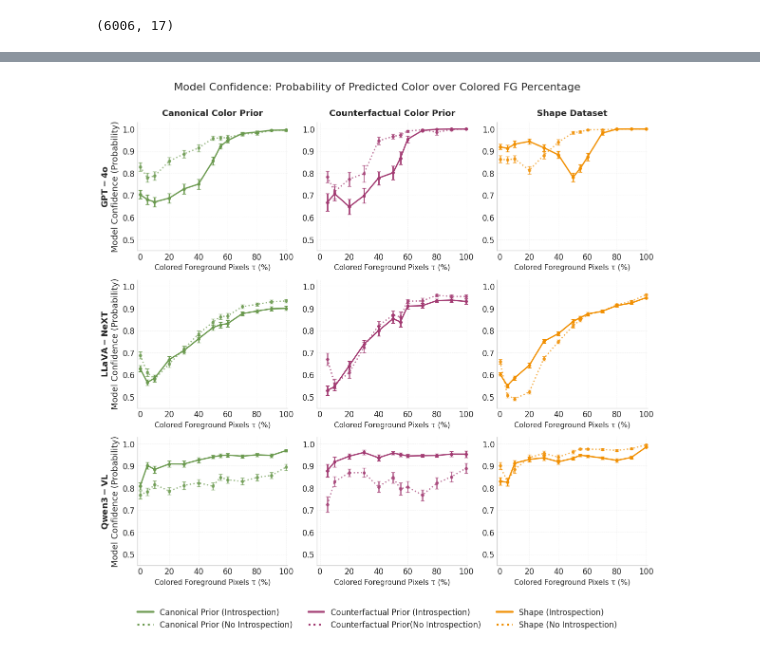
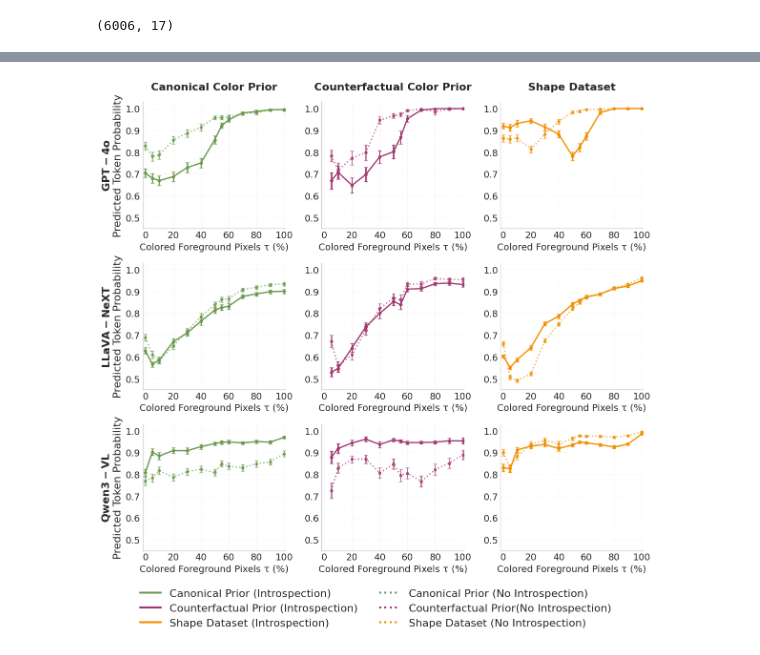
Before and after one commit to jonnemi/color-concept-entanglement, a Jupyter notebook: model_evaluation/VLM_analysis.ipynb, the cells around one changed output, grey strips where cells are left out. Cells and saved outputs as stored; diff of their text form; code cells hidden in the pictures.

```diff
--- a/model_evaluation/VLM_analysis.ipynb
+++ b/model_evaluation/VLM_analysis.ipynb
@@ -1059,7 +1090,6 @@ for row,(model_name, df_model) in enumerate(models.items()):
         if row == 0:
             ax.set_title(
                 stimulus_labels[stim_type],
-                fontsize=13,
                 fontweight='bold',
                 pad=10
             )
@@ -1068,16 +1098,14 @@ for row,(model_name, df_model) in enumerate(models.items()):
         if col == 0:
             ax.set_ylabel(
                 rf"$\bf{{ {model_name} }}$"
-                "\nModel Confidence (Probability)",
-                fontsize=13
-            )
+                "\nModel Confidence (Probability)")
 
-        ax.set_xlabel('Colored Foreground Pixels τ (%)', fontsize=11)
+        ax.set_xlabel('Colored Foreground Pixels τ (%)')
 
         ax.grid(alpha=0.3, linestyle='--', linewidth=0.5)
 
         ax.set_xlim(0,101)
-        ax.set_ylim(0,1)
+        ax.set_ylim(0,1.03)
 
         ax.set_xticks(np.arange(20,101,20))
         ax.set_yticks(np.linspace(0,1,6))
@@ -1150,18 +1178,17 @@ fig.legend(
     loc='lower center',
     bbox_to_anchor=(0.5,-0.08),
     ncol=2,
-    frameon=False,
-    fontsize=13
+    frameon=False
 )
 
 # =========================
 # TITLE
 # =========================
 
-plt.suptitle(
+"""plt.suptitle(
     "Model Confidence: Probability of Predicted Color vs Correct Color over Colored FG Percentage",
     fontsize=16,
-)
+)"""
 
 plt.tight_layout(rect=[0,0,1,0.98])
 # %% [output]
@@ -1230,6 +1257,9 @@ for row,(model_name, df_model) in enumerate(models.items()):
                 .sort_values('percent_colored')
             )
 
+            print(f"{model_name} - {stim_type} - {position}")
+            print(grouped)
+
             linestyle = '-' if position == 'first' else ':'
             alpha = 1.0 if position == 'first' else 0.7
 
@@ -1250,28 +1280,19 @@ for row,(model_name, df_model) in enumerate(models.items()):
         if row == 0:
             ax.set_title(
                 stimulus_labels[stim_type],
-                fontsize=13,
                 fontweight='bold',
-                pad=10
+                pad=18
             )
 
         # model labels
         if col == 0:
             ax.set_ylabel(
                 rf"$\bf{{ {model_name} }}$"
-                "\nModel Confidence (Predicted Token Probability)",
-                fontsize=13
+                "\nPredicted Token Probability",
             )
 
-        # model labels
-        if col == 0:
-            ax.set_ylabel(
-                rf"$\bf{{ {model_name} }}$"
-                "\nModel Confidence (Probability)",
-                fontsize=13
-            )
 
-        ax.set_xlabel('Colored Foreground Pixels τ (%)', fontsize=11)
+        ax.set_xlabel('Colored Foreground Pixels τ (%)', fontsize=14)
 
         ax.grid(alpha=0.3, linestyle='--', linewidth=0.5)
 
@@ -1294,11 +1315,7 @@ legend_elements = [
            linestyle='-',
            label='Canonical Prior (Introspection)'),
 
-    Line2D([0],[0],
-           color=colors['correct_prior'],
-           lw=3,
-           linestyle=':',
-           label='Canonical Prior (No Introspection)'),
+
 
     # Counterfactual
     Line2D([0],[0],
@@ -1307,44 +1324,53 @@ legend_elements = [
            linestyle='-',
            label='Counterfactual Prior (Introspection)'),
 
+
+    # Shape
+    Line2D([0],[0],
+           color=colors['shape'],
+           lw=3,
+           linestyle='-',
+           label='Shape Dataset (Introspection)'),
+
+
+
+    Line2D([0],[0],
+           color=colors['correct_prior'],
+           lw=3,
+           linestyle=':',
+           label='Canonical Prior (No Introspection)'),
+
+
+
     Line2D([0],[0],
            color=colors['counterfact'],
            lw=3,
            linestyle=':',
            label='Counterfactual Prior(No Introspection)'),
 
-
-    # Shape
-    Line2D([0],[0],
-           color=colors['shape'],
-           lw=3,
-           linestyle='-',
-           label='Shape (Introspection)'),
-
     Line2D([0],[0],
            color=colors['shape'],
            lw=3,
            linestyle=':',
-           label='Shape (No Introspection)'),
+           label='Shape Dataset (No Introspection)'),
 ]
 
 fig.legend(
     handles=legend_elements,
     loc='lower center',
-    bbox_to_anchor=(0.5,-0.08),
-    ncol=3,   # one column per dataset
+    bbox_to_anchor=(0.5,-0.1),
+    ncol=2,   # one column per dataset
     frameon=False,
-    fontsize=12
 )
 
 # =========================
 # TITLE
 # =========================
 
-plt.suptitle(
+"""plt.suptitle(
     "Model Confidence: Probability of Predicted Color over Colored FG Percentage",
     fontsize=16,
-)
+)"""
 
 plt.tight_layout(rect=[0,0,1,0.98])
 # %% [output]
@@ -1351,4 +1394,4 @@ plt.tight_layout(rect=[0,0,1,0.98])
-[figure, old version]
+[figure, new version]
 # %%
 import matplotlib.pyplot as plt
 import numpy as np
```
Also changed, not shown: parts of 10 cells of this notebook, 2 other files.
